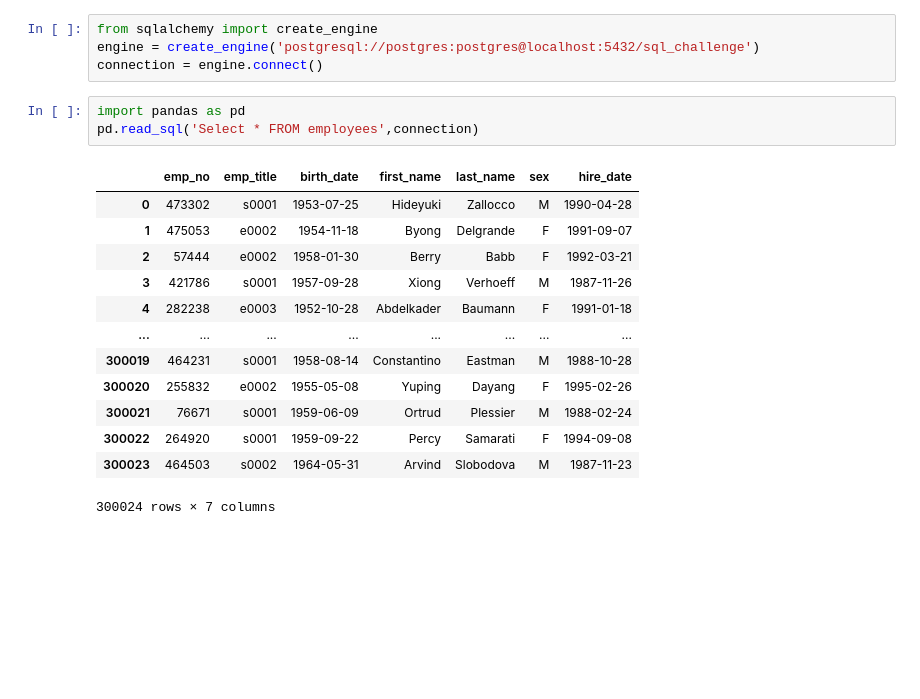
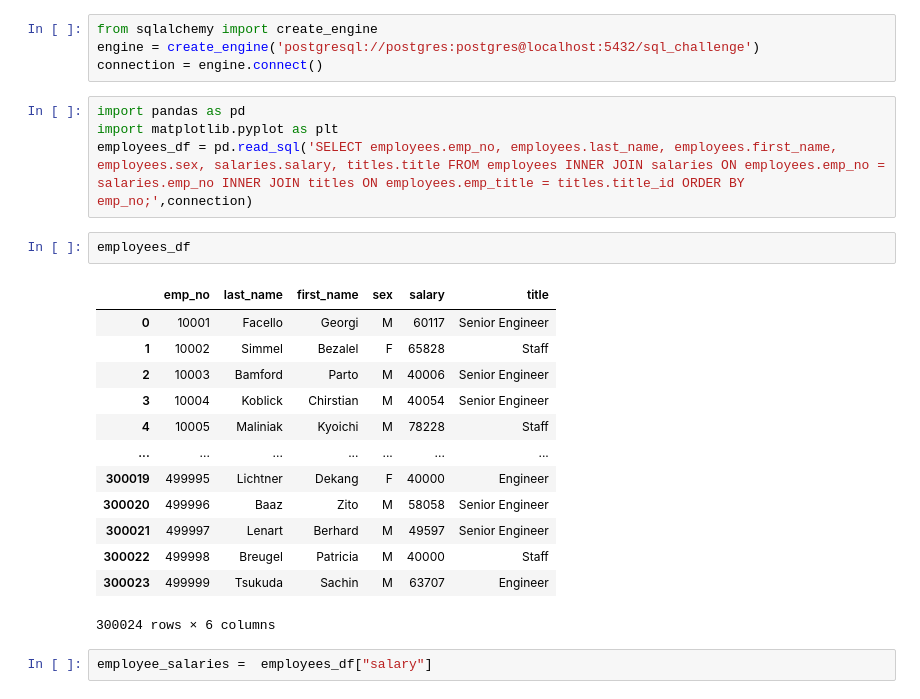
Before and after one commit to RaulMaya/SQL-Departments, a Jupyter notebook: Jupyter_Notebook_SQL_Bonus/SQL_Challenge_Bonus.ipynb, the cells around one changed output. Saved outputs shown, nothing was run; the diff lists cells and outputs as text; blank space fills up the shorter version.

```diff
--- a/Jupyter_Notebook_SQL_Bonus/SQL_Challenge_Bonus.ipynb
+++ b/Jupyter_Notebook_SQL_Bonus/SQL_Challenge_Bonus.ipynb
@@ -2,20 +2,25 @@
 from sqlalchemy import create_engine
 engine = create_engine('postgresql://postgres:postgres@localhost:5432/sql_challenge')
 connection = engine.connect()
-# %%
-import pandas as pd
-pd.read_sql('Select * FROM employees',connection)
-# %% [output]
-|  | emp_no | emp_title | birth_date | first_name | last_name | sex | hire_date |
-| 0 | 473302 | s0001 | 1953-07-25 | Hideyuki | Zallocco | M | 1990-04-28 |
-| 1 | 475053 | e0002 | 1954-11-18 | Byong | Delgrande | F | 1991-09-07 |
-| 2 | 57444 | e0002 | 1958-01-30 | Berry | Babb | F | 1992-03-21 |
-| 3 | 421786 | s0001 | 1957-09-28 | Xiong | Verhoeff | M | 1987-11-26 |
-| 4 | 282238 | e0003 | 1952-10-28 | Abdelkader | Baumann | F | 1991-01-18 |
-| ... | ... | ... | ... | ... | ... | ... | ... |
-| 300019 | 464231 | s0001 | 1958-08-14 | Constantino | Eastman | M | 1988-10-28 |
-| 300020 | 255832 | e0002 | 1955-05-08 | Yuping | Dayang | F | 1995-02-26 |
-| 300021 | 76671 | s0001 | 1959-06-09 | Ortrud | Plessier | M | 1988-02-24 |
-| 300022 | 264920 | s0001 | 1959-09-22 | Percy | Samarati | F | 1994-09-08 |
-| 300023 | 464503 | s0002 | 1964-05-31 | Arvind | Slobodova | M | 1987-11-23 |
-300024 rows × 7 columns
+# %%
+import pandas as pd
+import matplotlib.pyplot as plt
+employees_df = pd.read_sql('SELECT employees.emp_no, employees.last_name, employees.first_name, employees.sex, salaries.salary, titles.title FROM employees INNER JOIN salaries ON employees.emp_no = salaries.emp_no INNER JOIN titles ON employees.emp_title = titles.title_id ORDER BY emp_no;',connection)
+# %%
+employees_df
+# %% [output]
+|  | emp_no | last_name | first_name | sex | salary | title |
+| 0 | 10001 | Facello | Georgi | M | 60117 | Senior Engineer |
+| 1 | 10002 | Simmel | Bezalel | F | 65828 | Staff |
+| 2 | 10003 | Bamford | Parto | M | 40006 | Senior Engineer |
+| 3 | 10004 | Koblick | Chirstian | M | 40054 | Senior Engineer |
+| 4 | 10005 | Maliniak | Kyoichi | M | 78228 | Staff |
+| ... | ... | ... | ... | ... | ... | ... |
+| 300019 | 499995 | Lichtner | Dekang | F | 40000 | Engineer |
+| 300020 | 499996 | Baaz | Zito | M | 58058 | Senior Engineer |
+| 300021 | 499997 | Lenart | Berhard | M | 49597 | Senior Engineer |
+| 300022 | 499998 | Breugel | Patricia | M | 40000 | Staff |
+| 300023 | 499999 | Tsukuda | Sachin | M | 63707 | Engineer |
+300024 rows × 6 columns
+# %%
+employee_salaries =  employees_df["salary"]
```
Also changed, not shown: parts of 4 cells of this notebook, 2 other files.
